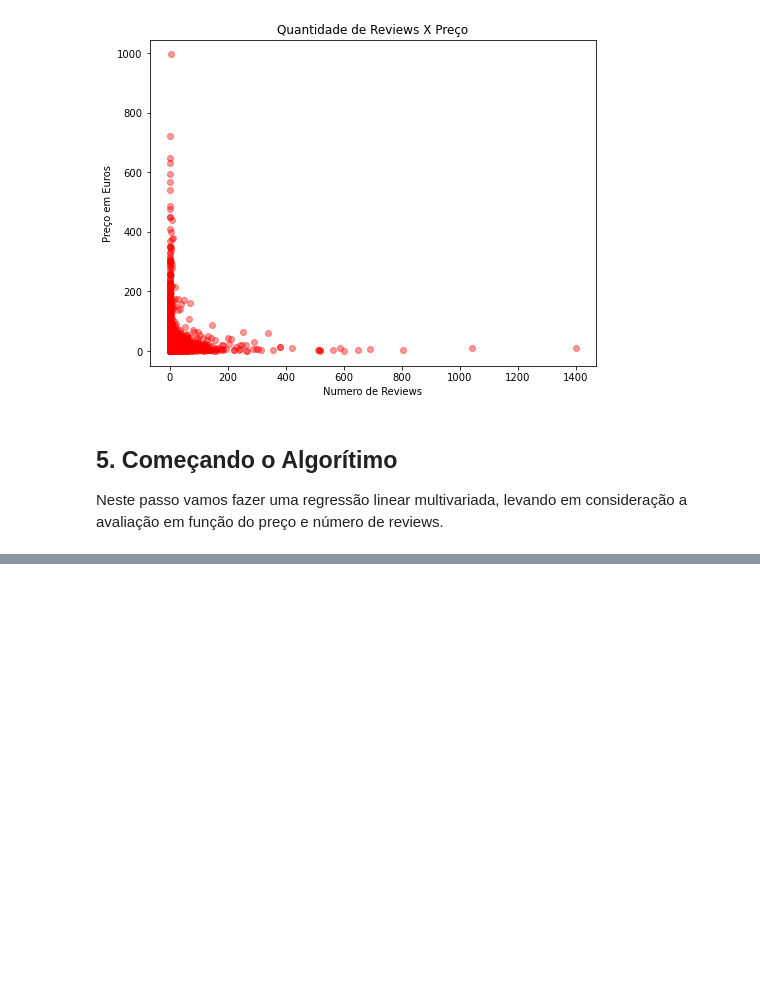
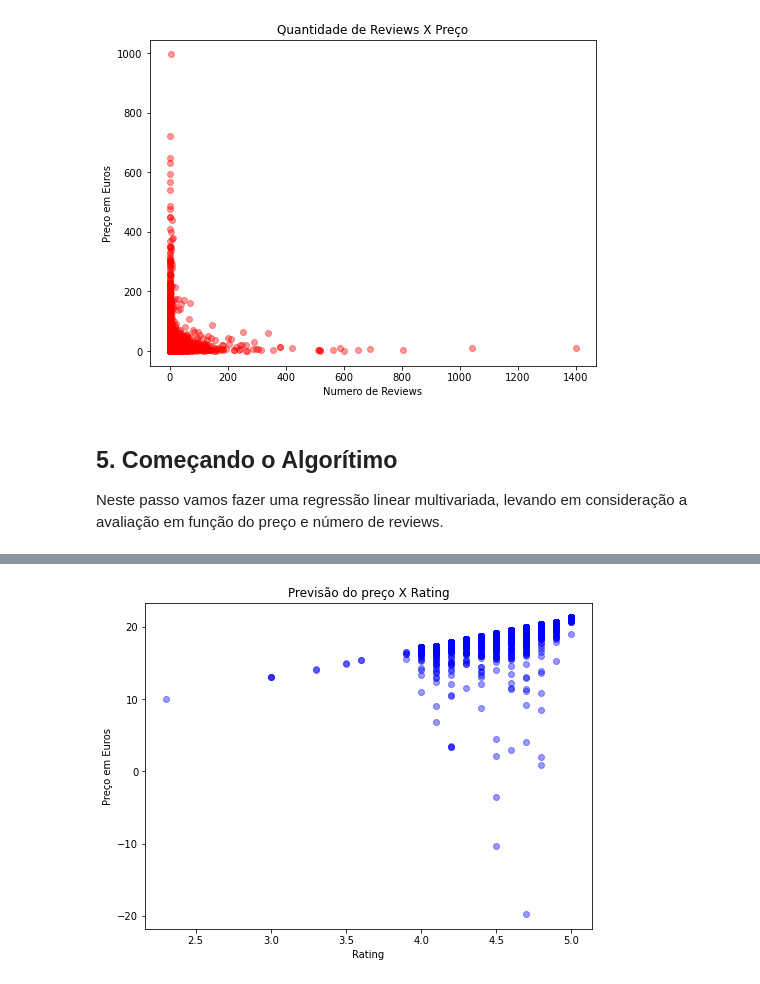
Before and after one commit to betomansur/projeto-2, a Jupyter notebook: Principal.ipynb, the cells around one changed output, grey strips where cells are left out. Saved outputs shown, nothing was run; the diff lists cells and outputs as text; code cells hidden in the pictures; blank space fills up the shorter version.

```diff
--- a/Principal.ipynb
+++ b/Principal.ipynb
@@ -124,0 +138,10 @@ hello world
+# %%
+plt.figure(figsize = (8,6))
+plt.scatter(dados.rating,resultados.predict(), c='blue', alpha=0.4)
+plt.title('Previsão do preço X Rating')
+plt.xlabel('Rating')
+plt.ylabel('Preço em Euros')
+
+plt.show()
+# %% [output]
+[figure, added]
```
Also changed, not shown: parts of 3 cells of this notebook.
